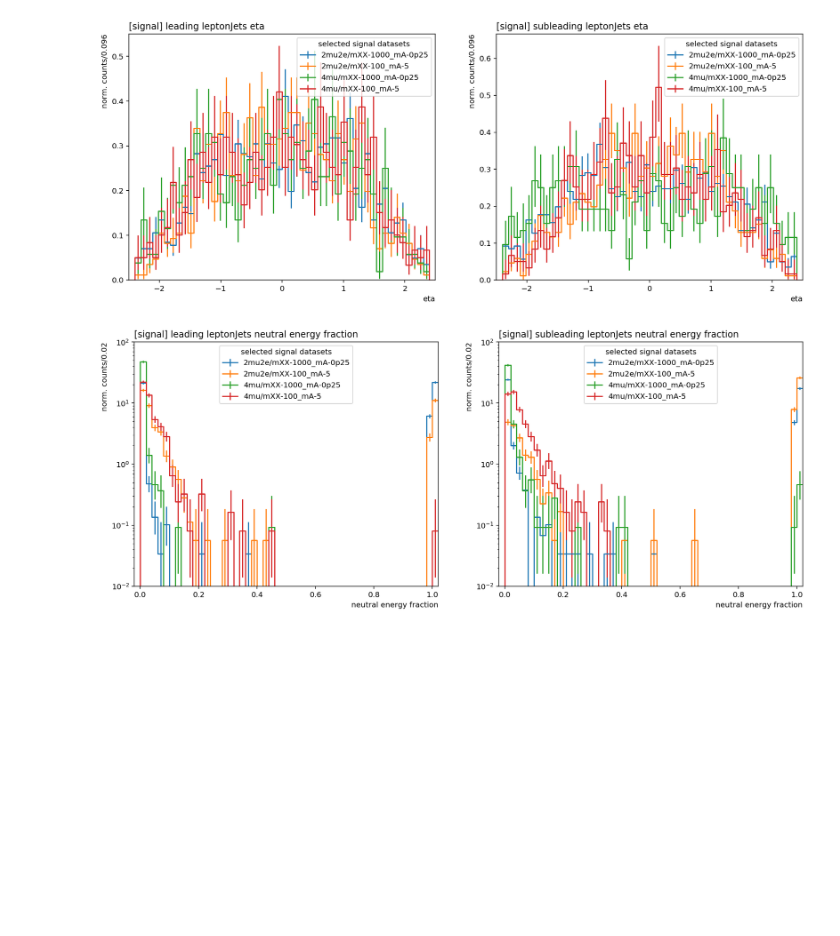
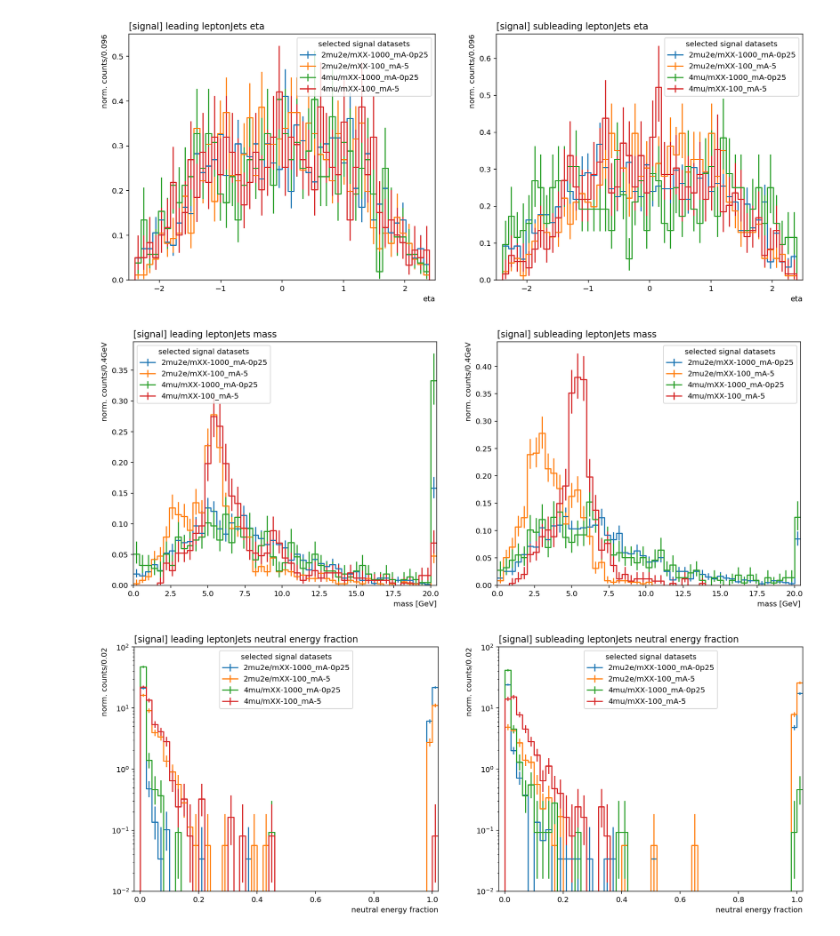
Before and after one commit to pietro14/FireHydrant, a Jupyter notebook: Notebooks/MC/Signal/variables_leadsublead.ipynb, the cells around one changed output. Cells and saved outputs as stored; diff of their text form; code cells hidden in the pictures; blank space fills up the shorter version.

```diff
--- a/Notebooks/MC/Signal/variables_leadsublead.ipynb
+++ b/Notebooks/MC/Signal/variables_leadsublead.ipynb
@@ -47,7 +47,7 @@ class LeptonJetsProcessor(processor.ProcessorABC):
         pt1_axis      = hist.Bin("pt", "pT [GeV]", 50, 0, 750) # large range
 
         eta_axis      = hist.Bin("eta", 'eta', 50, -2.4, 2.4)
-        mass_axis     = hist.Bin("mass", "mass [GeV]", 50, 0, 100)
+        mass_axis     = hist.Bin("mass", "mass [GeV]", 50, 0, 20)
         nef_axis      = hist.Bin("nef", "neutral energy fraction", 50, 0, 1)
         maxd0_axis    = hist.Bin("maxd0", 'track max |d0|', 50, 0, 0.5)
         mind0_axis    = hist.Bin("mind0", 'track min |d0|', 50, 0, 0.5)
@@ -66,7 +66,7 @@ class LeptonJetsProcessor(processor.ProcessorABC):
             'lead_pt0': hist.Hist("norm. counts/4GeV", dataset_axis, pt0_axis),
             'lead_pt1': hist.Hist("norm. counts/15GeV", dataset_axis, pt1_axis),
             "lead_eta": hist.Hist("norm. counts/0.096", dataset_axis, eta_axis),
-            "lead_mass": hist.Hist("norm. counts/2GeV", dataset_axis, mass_axis),
+            "lead_mass": hist.Hist("norm. counts/0.4GeV", dataset_axis, mass_axis),
             "lead_nef": hist.Hist("norm. counts/0.02", dataset_axis, nef_axis),
             "lead_maxd0": hist.Hist("norm. counts/0.01cm", dataset_axis, maxd0_axis),
             "lead_mind0": hist.Hist("norm. counts/0.01cm", dataset_axis, mind0_axis),
@@ -84,7 +84,7 @@ class LeptonJetsProcessor(processor.ProcessorABC):
             'subl_pt0': hist.Hist("norm. counts/4GeV", dataset_axis, pt0_axis),
             'subl_pt1': hist.Hist("norm. counts/15GeV", dataset_axis, pt1_axis),
             "subl_eta": hist.Hist("norm. counts/0.096", dataset_axis, eta_axis),
-            "subl_mass": hist.Hist("norm. counts/2GeV", dataset_axis, mass_axis),
+            "subl_mass": hist.Hist("norm. counts/0.4GeV", dataset_axis, mass_axis),
             "subl_nef": hist.Hist("norm. counts/0.02", dataset_axis, nef_axis),
             "subl_maxd0": hist.Hist("norm. counts/0.01cm", dataset_axis, maxd0_axis),
             "subl_mind0": hist.Hist("norm. counts/0.01cm", dataset_axis, mind0_axis),
@@ -236,6 +236,18 @@ for ax in axes:
     ax.set_ylabel(ax.get_ylabel(), y=1.0, ha="right")
 # %% [output]
 [figure]
+# %%
+fig, axes = plt.subplots(1,2,figsize=(16,6))
+hist.plot1d(output['lead_mass'], overlay='dataset', ax=axes[0], density=True, overflow='over')
+hist.plot1d(output['subl_mass'], overlay='dataset', ax=axes[1], density=True, overflow='over')
+
+axes[0].set_title('[signal] leading leptonJets mass', x=0.0, ha="left")
+axes[1].set_title('[signal] subleading leptonJets mass', x=0.0, ha="left")
+for ax in axes:
+    ax.set_xlabel(ax.get_xlabel(), x=1.0, ha="right")
+    ax.set_ylabel(ax.get_ylabel(), y=1.0, ha="right")
+# %% [output]
+[figure, added]
 # %%
 fig, axes = plt.subplots(1,2,figsize=(16,6))
 hist.plot1d(output['lead_nef'], overlay='dataset', ax=axes[0], density=True, overflow='all')
```
Also changed, not shown: 2 other files.
